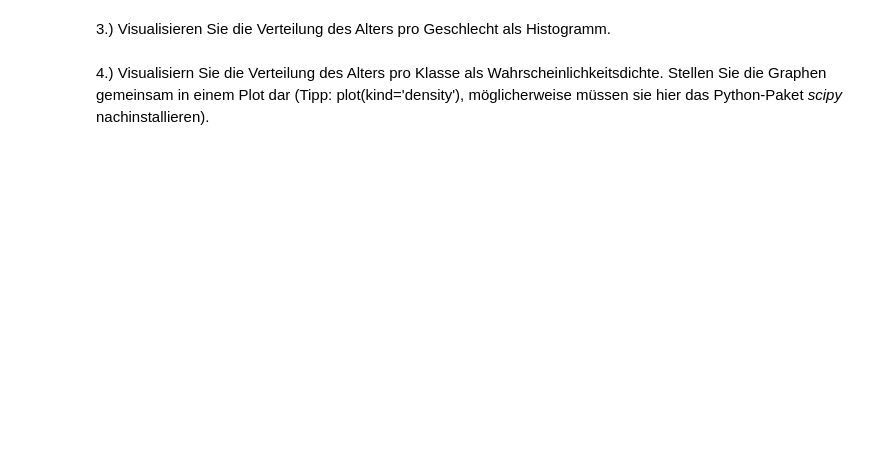
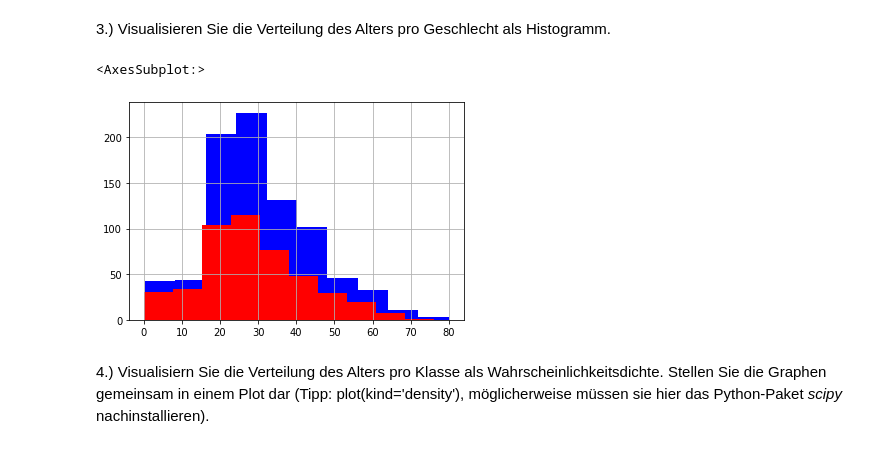
Before and after one commit to TouhKa/WS2021_ML_Lab, a Jupyter notebook: Aufgabenblatt 2 - Exploratory data analysis - Titanic Dataset, Simple Classifier/Teil a - Exploratory data analysis - Titanic Dataset - Exercises.ipynb, the cells around one changed output. Cells and saved outputs as stored; diff of their text form; code cells hidden in the pictures; blank space fills up the shorter version.

```diff
--- a/Aufgabenblatt 2 - Exploratory data analysis - Titanic Dataset, Simple Classifier/Teil a - Exploratory data analysis - Titanic Dataset - Exercises.ipynb
+++ b/Aufgabenblatt 2 - Exploratory data analysis - Titanic Dataset, Simple Classifier/Teil a - Exploratory data analysis - Titanic Dataset - Exercises.ipynb
@@ -405,2 +410,12 @@ Um Zusammenhänge in Daten verstehen zu können, ist es essentiell die Daten zu
+# %%
+# TODO implement
+woman = df.loc[df['Sex']== 'female']
+men = df.loc[df['Sex']== 'male']
+
+men.loc[:,'Age'].hist(color="blue")
+woman.loc[:,'Age'].hist(color="red")
+# %% [output]
+<AxesSubplot:>
+[figure, added]
 # %% [markdown]
 4.) Visualisiern Sie die Verteilung des Alters pro Klasse als Wahrscheinlichkeitsdichte. Stellen Sie die Graphen gemeinsam in einem Plot dar (Tipp: plot(kind='density'), möglicherweise müssen sie hier das Python-Paket *scipy* nachinstallieren).
```
Also changed, not shown: parts of 28 cells of this notebook, 1 other file.
